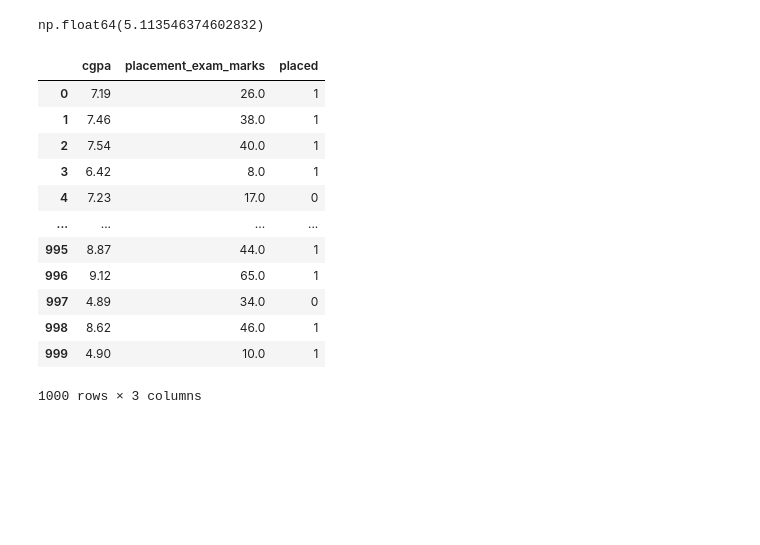
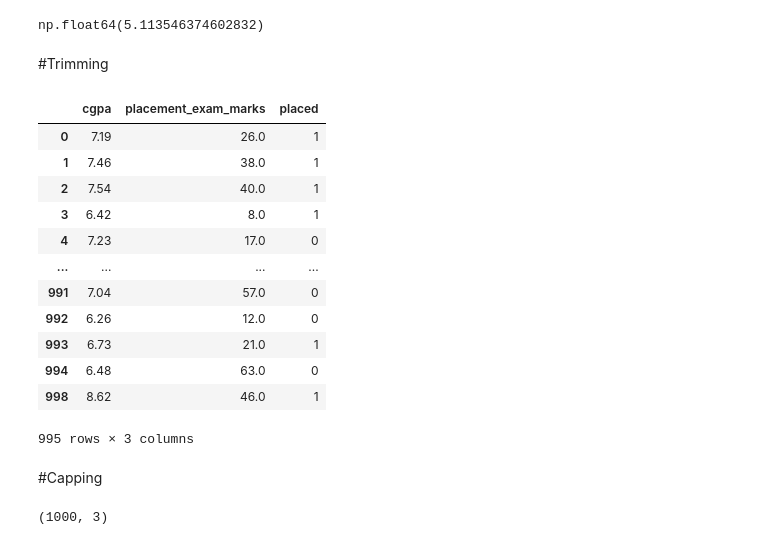
Before and after one commit to Bishesh-P/Hands-on-Practice-for-ML-concepts, a Jupyter notebook: Outlier_Detection_Removal_Z_score.ipynb, the cells around one changed output. Cells and saved outputs as stored; diff of their text form; code cells hidden in the pictures; blank space fills up the shorter version.

```diff
--- a/Outlier_Detection_Removal_Z_score.ipynb
+++ b/Outlier_Detection_Removal_Z_score.ipynb
@@ -69,21 +69,24 @@ np.float64(8.808933625397168)
 lower_limit
 # %% [output]
 np.float64(5.113546374602832)
+# %% [markdown]
+#Trimming
 # %%
-new_df = df[(df['cgpa'] > 5.11) | (df['cgpa'] < 8.80)]
+new_df = df[(df['cgpa'] < 8.80) & (df['cgpa'] > 5.11)]
+new_df
+# %% [output]
+|  | cgpa | placement_exam_marks | placed |
+| 0 | 7.19 | 26.0 | 1 |
+| 1 | 7.46 | 38.0 | 1 |
+| 2 | 7.54 | 40.0 | 1 |
+| 3 | 6.42 | 8.0 | 1 |
+| 4 | 7.23 | 17.0 | 0 |
+| ... | ... | ... | ... |
+| 991 | 7.04 | 57.0 | 0 |
+| 992 | 6.26 | 12.0 | 0 |
+| 993 | 6.73 | 21.0 | 1 |
+| 994 | 6.48 | 63.0 | 0 |
+| 998 | 8.62 | 46.0 | 1 |
+995 rows × 3 columns
-# %%
-new_df
-# %% [output]
-|  | cgpa | placement_exam_marks | placed |
-| 0 | 7.19 | 26.0 | 1 |
-| 1 | 7.46 | 38.0 | 1 |
-| 2 | 7.54 | 40.0 | 1 |
-| 3 | 6.42 | 8.0 | 1 |
-| 4 | 7.23 | 17.0 | 0 |
-| ... | ... | ... | ... |
-| 995 | 8.87 | 44.0 | 1 |
-| 996 | 9.12 | 65.0 | 1 |
-| 997 | 4.89 | 34.0 | 0 |
-| 998 | 8.62 | 46.0 | 1 |
-| 999 | 4.90 | 10.0 | 1 |
-1000 rows × 3 columns
+# %% [markdown]
+#Capping
@@ -89,0 +103,4 @@ new_df
+# %%
+df.shape
+# %% [output]
+(1000, 3)
```
Also changed, not shown: parts of 1 cell of this notebook.
